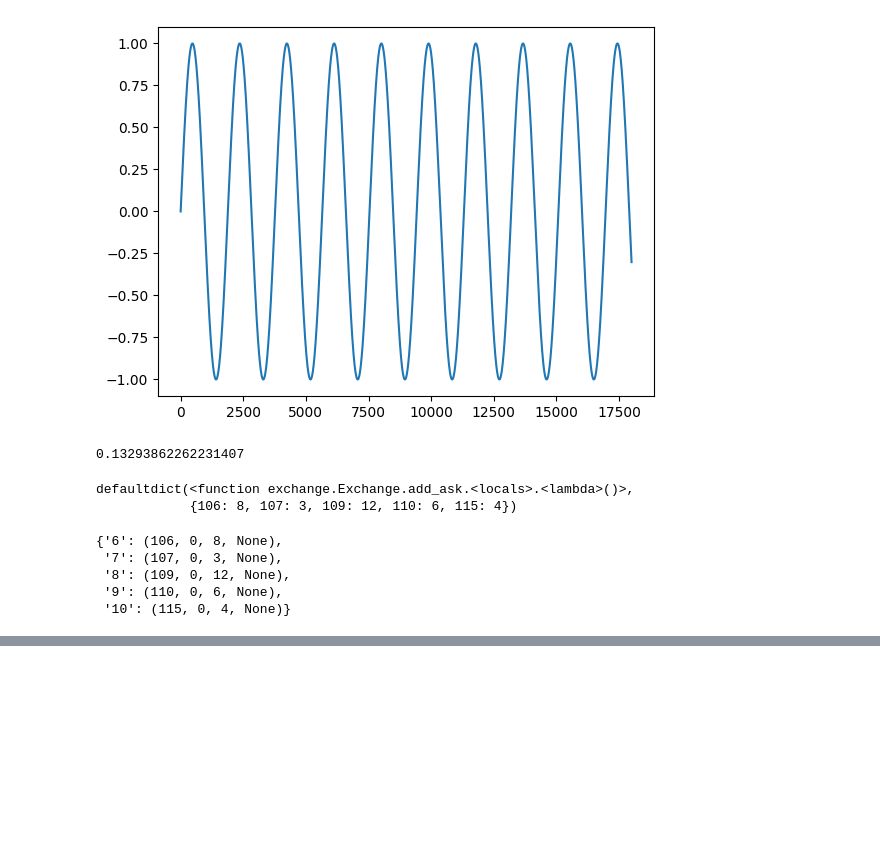
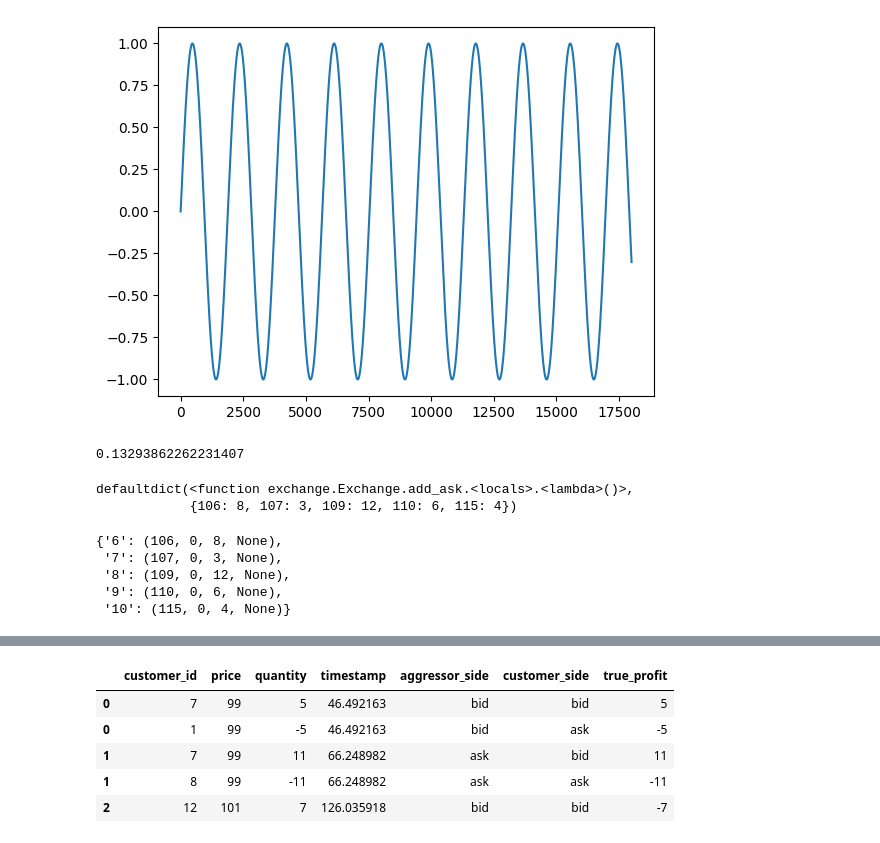
Before and after one commit to albertw-asf/marketSimulationIEOR174, a Jupyter notebook: simulation.ipynb, the cells around one changed output, grey strips where cells are left out. Drawn from its saved outputs; the diff is of its cells as text; code cells hidden in the pictures; blank space fills up the shorter version.

Commit message:
simulation no bugs, working on summary stats

```diff
--- a/simulation.ipynb
+++ b/simulation.ipynb
@@ -191,0 +189,15 @@ show_exchange(e)
+# %%
+arr = e.get_transactions()
+# arr
+
+df = pd.DataFrame(arr)
+long = df[["bid_customerid", "price", "quantity", "timestamp", "aggressor_side"]]
+long["customer_side"] = ["bid"] * len(long)
+long = long.rename(columns={"bid_customerid": "customer_id"})
+short = df[["ask_customerid", "price", "quantity", "timestamp", "aggressor_side"]]
+short["customer_side"] = ["ask"] * len(long)
+short = short.rename(columns={"ask_customerid": "customer_id"})
+short.loc[:, "quantity"] = -1 * short["quantity"]
+
+summary = pd.concat([long, short], axis=0).sort_values("timestamp")
+summary.head()
@@ -191,0 +221,10 @@ show_exchange(e)
+# %%
+summary["true_profit"] = (price_function(summary["timestamp"]) - summary["price"]) * summary["quantity"]
+summary.head()
+# %% [output]
+|  | customer_id | price | quantity | timestamp | aggressor_side | customer_side | true_profit |
+| 0 | 7 | 99 | 5 | 46.492163 | bid | bid | 5 |
+| 0 | 1 | 99 | -5 | 46.492163 | bid | ask | -5 |
+| 1 | 7 | 99 | 11 | 66.248982 | ask | bid | 11 |
+| 1 | 8 | 99 | -11 | 66.248982 | ask | ask | -11 |
+| 2 | 12 | 101 | 7 | 126.035918 | bid | bid | -7 |
```
Also changed, not shown: parts of 8 cells of this notebook, 2 other files.
